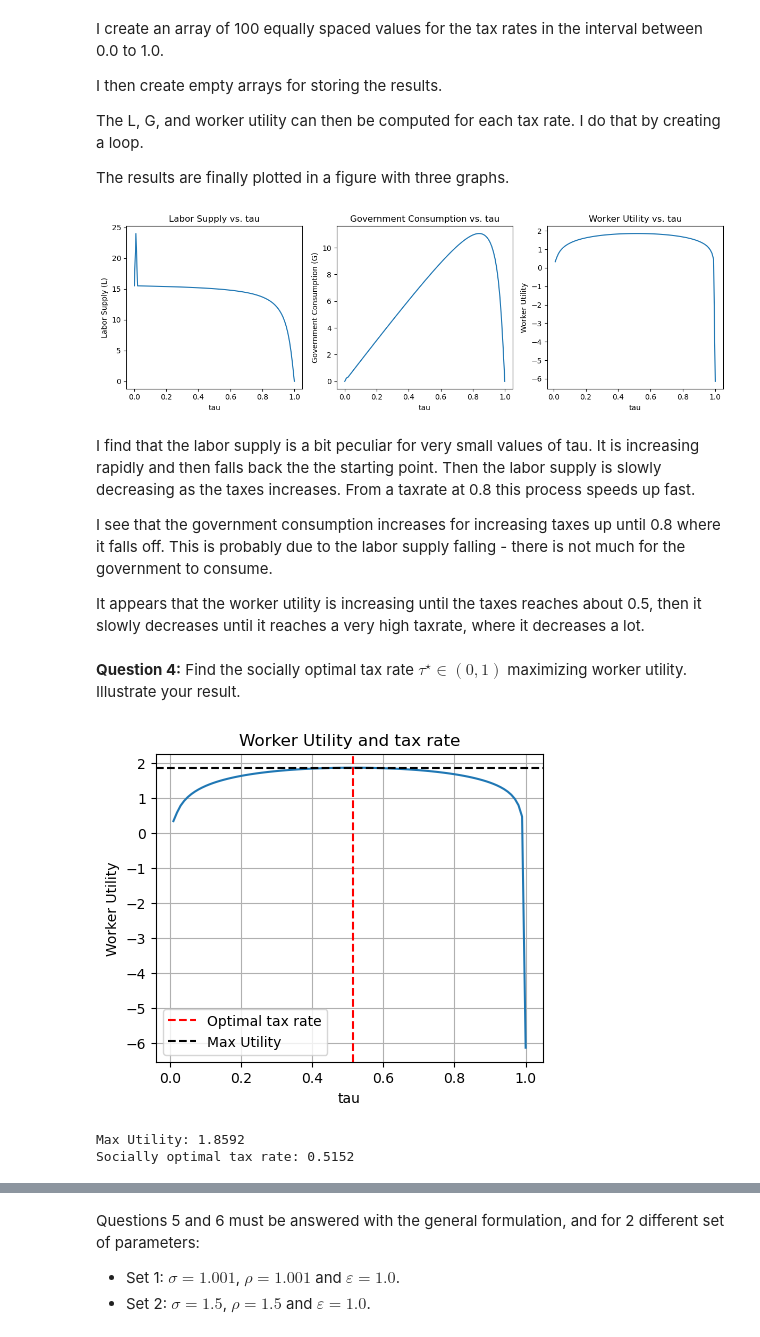
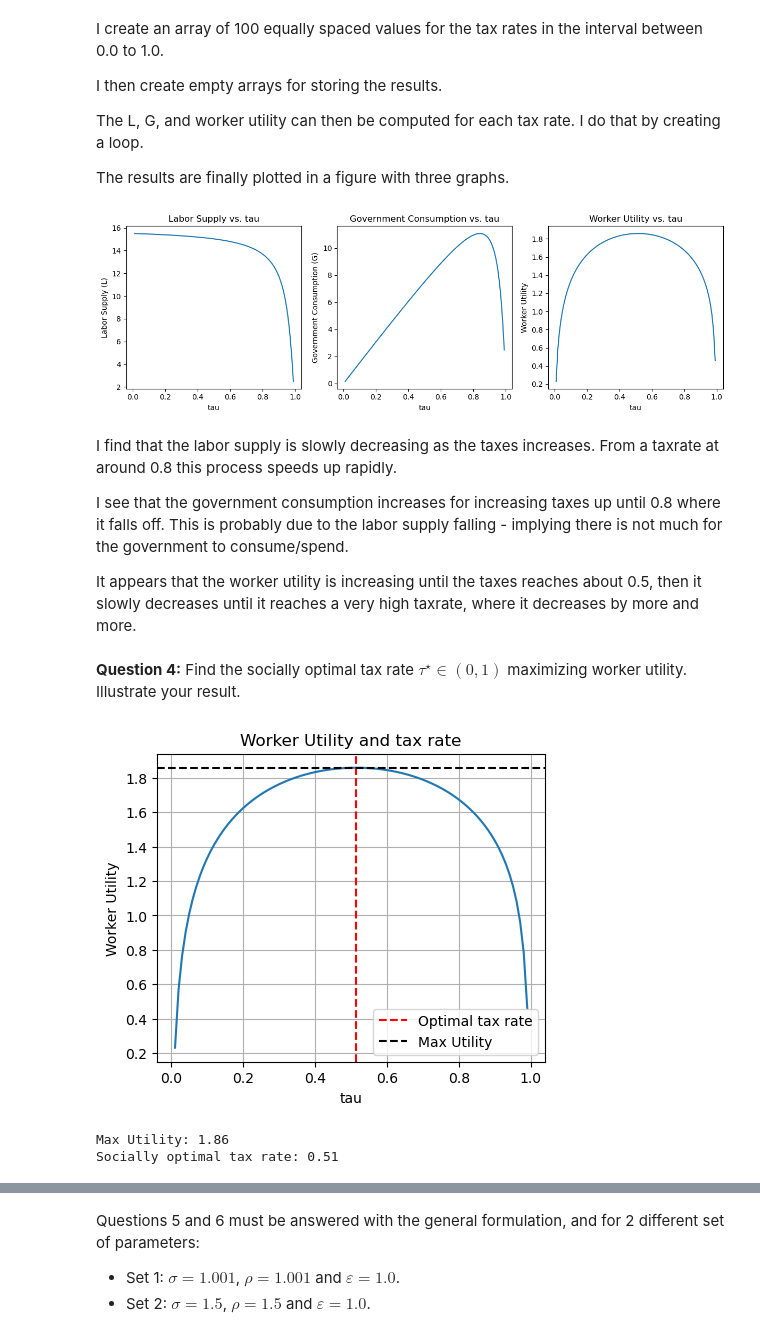
Before and after one commit to NumEconCopenhagen/projects-2023-c, a Jupyter notebook: examproject/Exam-2023-notebook.ipynb, the cells around one changed output, grey strips where cells are left out. Drawn from its saved outputs; the diff is of its cells as text; code cells hidden in the pictures.

```diff
--- a/examproject/Exam-2023-notebook.ipynb
+++ b/examproject/Exam-2023-notebook.ipynb
@@ -123,7 +117,7 @@ Second, I make a loop such that i find the $L^*$ value for each value in w_value
 Lastly, I plot the relationship between the wage and optimal labor supply.
 # %%
 # Values of the wage to consider
-w_values = np.linspace(0.1, 2.0, 100)
+w_values = np.linspace(0.01, 2.0, 100)
 
 # Calculate optimal labor supply for each w value
 L_values = []
@@ -159,7 +153,7 @@ The L, G, and worker utility can then be computed for each tax rate. I do that b
 The results are finally plotted in a figure with three graphs.
 # %%
 # Define a grid of tau values
-tau_values = np.linspace(0.0, 1.0, 100)
+tau_values = np.linspace(0.01, 0.99, 100)
 
 # Initialize arrays to store the results
 L_values = []
@@ -177,40 +171,40 @@ for tau in tau_values:
     G_values.append(G)
     utility_values.append(utility_val)
 
 # Plot the results
 plt.figure(figsize=(12, 4))
 
 # Plot labor supply
 plt.subplot(1, 3, 1)
 plt.plot(tau_values, L_values)
 plt.xlabel('tau')
 plt.ylabel('Labor Supply (L)')
 plt.title('Labor Supply vs. tau')
 
 # Plot government consumption
 plt.subplot(1, 3, 2)
 plt.plot(tau_values, G_values)
 plt.xlabel('tau')
 plt.ylabel('Government Consumption (G)')
 plt.title('Government Consumption vs. tau')
 
 # Plot worker utility
 plt.subplot(1, 3, 3)
 plt.plot(tau_values, utility_values)
 plt.xlabel('tau')
 plt.ylabel('Worker Utility')
 plt.title('Worker Utility vs. tau')
 
 plt.tight_layout()
 plt.show()
 # %% [output]
-[figure, old version]
+[figure, new version]
 # %% [markdown]
-I find that the labor supply is a bit peculiar for very small values of tau. It is increasing rapidly and then falls back the the starting point. Then the labor supply is slowly decreasing as the taxes increases. From a taxrate at 0.8 this process speeds up fast.
+I find that the labor supply is slowly decreasing as the taxes increases. From a taxrate at around 0.8 this process speeds up rapidly.
 
-I see that the government consumption increases for increasing taxes up until 0.8 where it falls off. This is probably due to the labor supply falling - there is not much for the government to consume.
+I see that the government consumption increases for increasing taxes up until 0.8 where it falls off. This is probably due to the labor supply falling - implying there is not much for the government to consume/spend.
 
-It appears that the worker utility is increasing until the taxes reaches about 0.5, then it slowly decreases until it reaches a very high taxrate, where it decreases a lot.
+It appears that the worker utility is increasing until the taxes reaches about 0.5, then it slowly decreases until it reaches a very high taxrate, where it decreases by more and more.
 # %% [markdown]
 **Question 4:** Find the socially optimal tax rate $\tau^{\star}\in(0,1)$ maximizing worker utility. Illustrate your result.
 # %%
@@ -232,12 +226,12 @@ plt.grid(True)
 plt.show()
 
 # Print the maximum utility and corresponding tau
-print("Max Utility: {:.4f}".format(max_utility))
-print("Socially optimal tax rate: {:.4f}".format(max_utility_tau))
+print("Max Utility: {:.2f}".format(max_utility))
+print("Socially optimal tax rate: {:.2f}".format(max_utility_tau))
 # %% [output]
-[figure, old version]
+[figure, new version]
-Max Utility: 1.8592
-Socially optimal tax rate: 0.5152
+Max Utility: 1.86
+Socially optimal tax rate: 0.51
 # %% [markdown]
 A more general preference formulation for the worker is:
 
```
Also changed, not shown: parts of 23 cells of this notebook, 6 other files.
